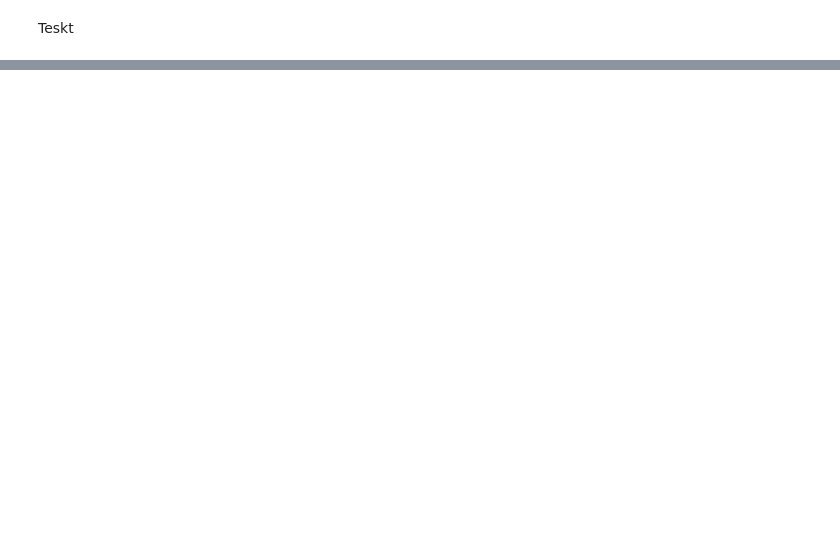
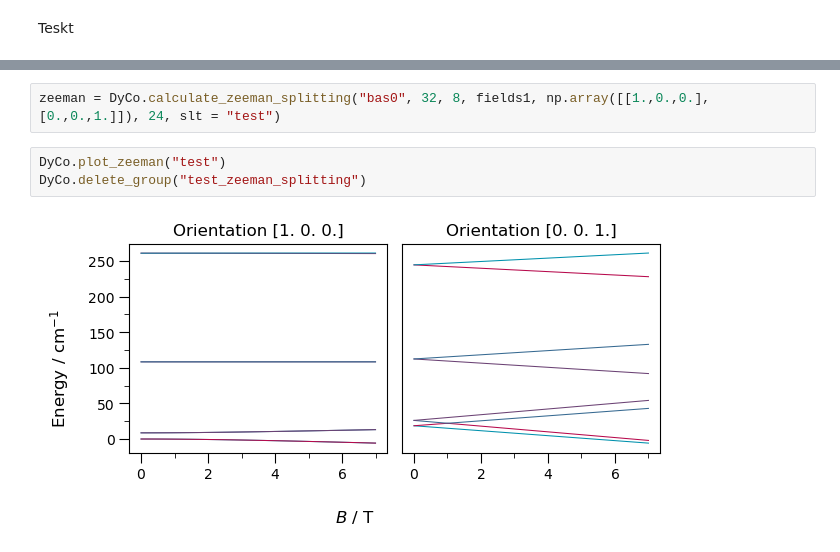
Before and after one commit to MTZ-dev/slothpy, a Jupyter notebook: Untitled.ipynb, the cells around one changed output, grey strips where cells are left out. Drawn from its saved outputs; the diff is of its cells as text; blank space fills up the shorter version.

```diff
--- a/Untitled.ipynb
+++ b/Untitled.ipynb
@@ -64,0 +74,7 @@ array([[52, 74, 38],
+# %%
+zeeman = DyCo.calculate_zeeman_splitting("bas0", 32, 8, fields1, np.array([[1.,0.,0.], [0.,0.,1.]]), 24, slt = "test")
+# %%
+DyCo.plot_zeeman("test")
+DyCo.delete_group("test_zeeman_splitting")
+# %% [output]
+[figure, added]
```
Also changed, not shown: parts of 12 cells of this notebook, 8 other files.
